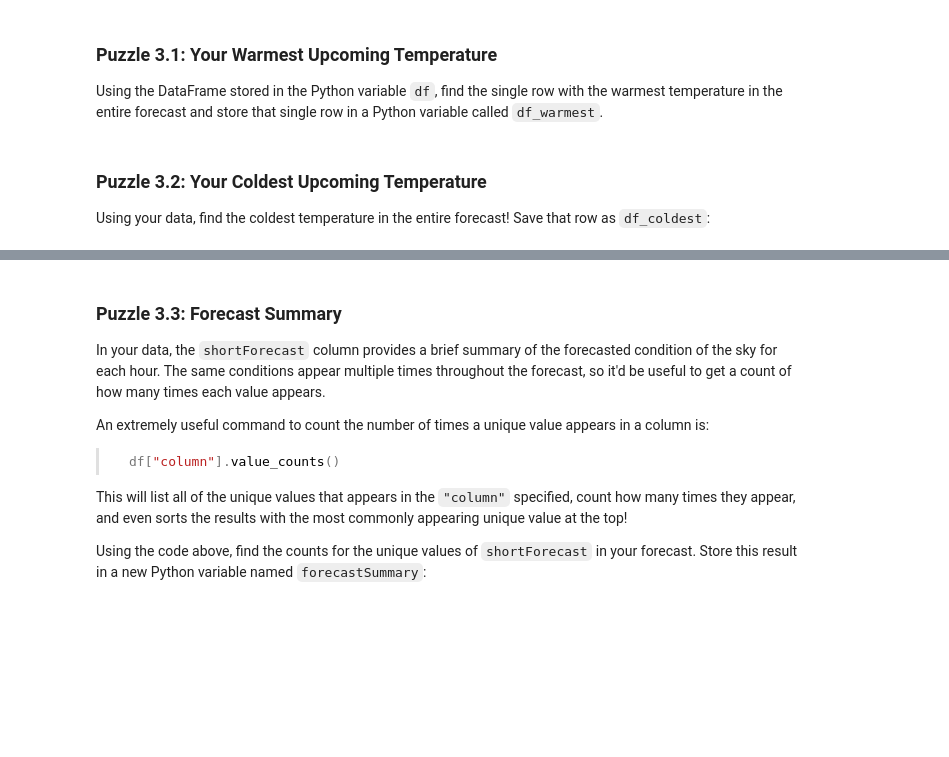
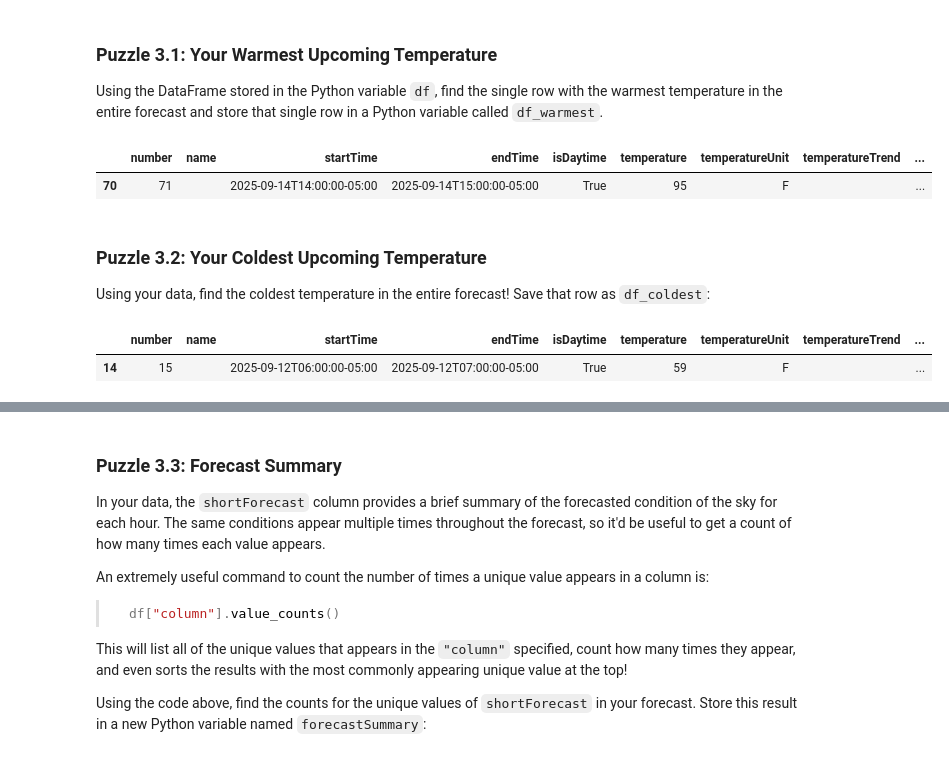
Before and after one commit to zihanl24-afk/discovery_microprojects, a Jupyter notebook: microproject-02-nws-hourly-weather-forecast/microproject-02-nws-hourly-weather-forecast.ipynb, the cells around one changed output, grey strips where cells are left out. Saved outputs shown, nothing was run; the diff lists cells and outputs as text; code cells hidden in the pictures; blank space fills up the shorter version.

```diff
--- a/microproject-02-nws-hourly-weather-forecast/microproject-02-nws-hourly-weather-forecast.ipynb
+++ b/microproject-02-nws-hourly-weather-forecast/microproject-02-nws-hourly-weather-forecast.ipynb
@@ -205,15 +298,21 @@ Now that we have the **current hourly weather forecast for your location** loade
 
 Using the DataFrame stored in the Python variable `df`, find the single row with the warmest temperature in the entire forecast and store that single row in a Python variable called `df_warmest`.
 # %%
-df_warmest = ...
+df_warmest = df.nlargest(1, "temperature")
 df_warmest
+# %% [output]
+|  | number | name | startTime | endTime | isDaytime | temperature | temperatureUnit | temperatureTrend | ... |
+| 70 | 71 |  | 2025-09-14T14:00:00-05:00 | 2025-09-14T15:00:00-05:00 | True | 95 | F |  | ... |
 # %% [markdown]
 ### Puzzle 3.2: Your Coldest Upcoming Temperature
 
 Using your data, find the coldest temperature in the entire forecast!  Save that row as `df_coldest`:
 # %%
-df_coldest = ...
+df_coldest = df.nsmallest(1,"temperature")
 df_coldest
+# %% [output]
+|  | number | name | startTime | endTime | isDaytime | temperature | temperatureUnit | temperatureTrend | ... |
+| 14 | 15 |  | 2025-09-12T06:00:00-05:00 | 2025-09-12T07:00:00-05:00 | True | 59 | F |  | ... |
 # %%
 ### TEST CASE for Puzzles 3.1 and 3.2: Warmest and Coldest Temperatures
 tada = "\N{PARTY POPPER}"
```
Also changed, not shown: parts of 22 cells of this notebook, 1 other file.
